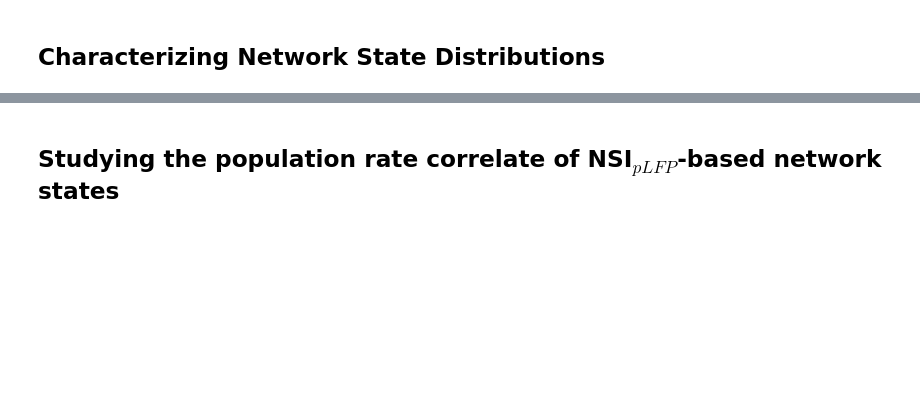
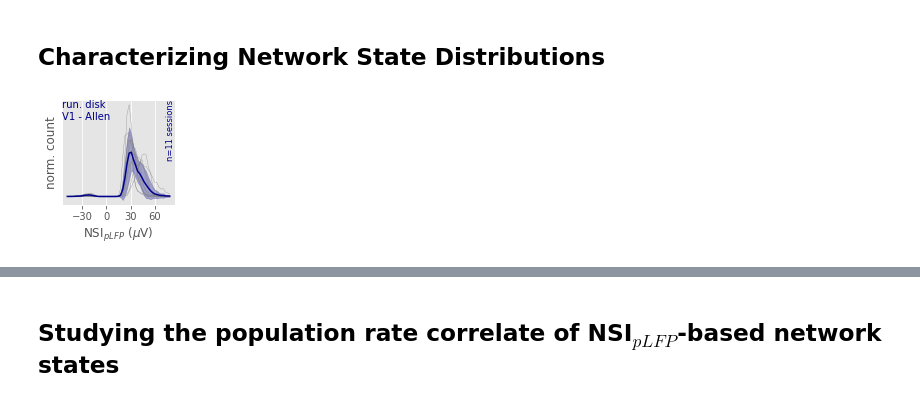
Before and after one commit to yzerlaut/Network_State_Index, a Jupyter notebook: demo/Allen-Neuropixels-dataset.ipynb, the cells around one changed output, grey strips where cells are left out. Drawn from its saved outputs; the diff is of its cells as text; code cells hidden in the pictures; blank space fills up the shorter version.

```diff
--- a/demo/Allen-Neuropixels-dataset.ipynb
+++ b/demo/Allen-Neuropixels-dataset.ipynb
@@ -478,31 +479,41 @@ fig.savefig('../doc/alpha-delta-dep.png')
 # %% [markdown]
 ## Characterizing Network State Distributions
+# %%
+DATA = []
+for i in range(len(sessions)):
+    data = Data(session_index=i, reduced=True)
+    data.compute_NSI(quantity='pLFP',
+                     alpha=3.11,
+                     p0_percentile=1,
+                     verbose=False)
+    data.validate_NSI(quantity='pLFP', verbose=False)
+    data.compute_NSI(quantity='pop_act',
+                     alpha=2,
+                     p0_percentile=1,
+                     verbose=False)
+    DATA.append(data)
 # %%
 NSI_bins = np.linspace(-50, 80, 50)
 NSI_hist = np.zeros((len(sessions), len(NSI_bins)-1))
-for i in range(len(sessions)):
-    data = Data(session_index=i, reduced=True)
-    data.compute_NSI(quantity='pLFP',
-                     alpha=3.11,
-                     p0_percentile=1,
-                    verbose=False)
-    data.validate_NSI(quantity='pLFP', verbose=False)
+for i, data in enumerate(DATA):
     NSI_hist[i,:] = np.histogram(data.pLFP_vNSI, bins=NSI_bins, density=True)[0]
 # %%
-fig, ax = plt.subplots(1, figsize=(2.3,2.3))
+fig, ax = plt.subplots(1, figsize=(2.1,2.3))
 x = .5*(NSI_bins[1:]+NSI_bins[:-1])
 for i in range(NSI_hist.shape[0]):
-    ax.plot(x, NSI_hist[i,:], '-', lw=0.2, color='grey')
+    ax.plot(x, NSI_hist[i,:], '-', lw=0.3, color='grey')
 ax.annotate('run. disk\nV1 - Allen', (0,1), xycoords='axes fraction', color='darkblue', va='top')
 ax.annotate('n=11 sessions', (1,1), xycoords='axes fraction', color='darkblue', va='top', ha='right', rotation=90, size='small')
 ax.plot(x, NSI_hist.mean(axis=0), '-', color='darkblue')
 ax.fill_between(x, NSI_hist.mean(axis=0)-NSI_hist.std(axis=0), NSI_hist.mean(axis=0)+NSI_hist.std(axis=0), color='darkblue', alpha=.3)
 ax.set_ylabel('norm. count')
 ax.set_yticks([])
 ax.set_xlabel('NSI$_{pLFP}$ ($\mu$V)')
 ax.set_xticks([-30,0,30,60])
 plt.tight_layout()
-fig.savefig('../doc/V1-NSI-hist.png')
+fig.savefig('../doc/V1-NSI-hist.svg')
+# %% [output]
+[figure, added]
 # %%
 minc=1e-4 # min count
 fig, ax = plt.subplots(1, figsize=(2.3,2.3))
```
Also changed, not shown: parts of 36 cells of this notebook.
